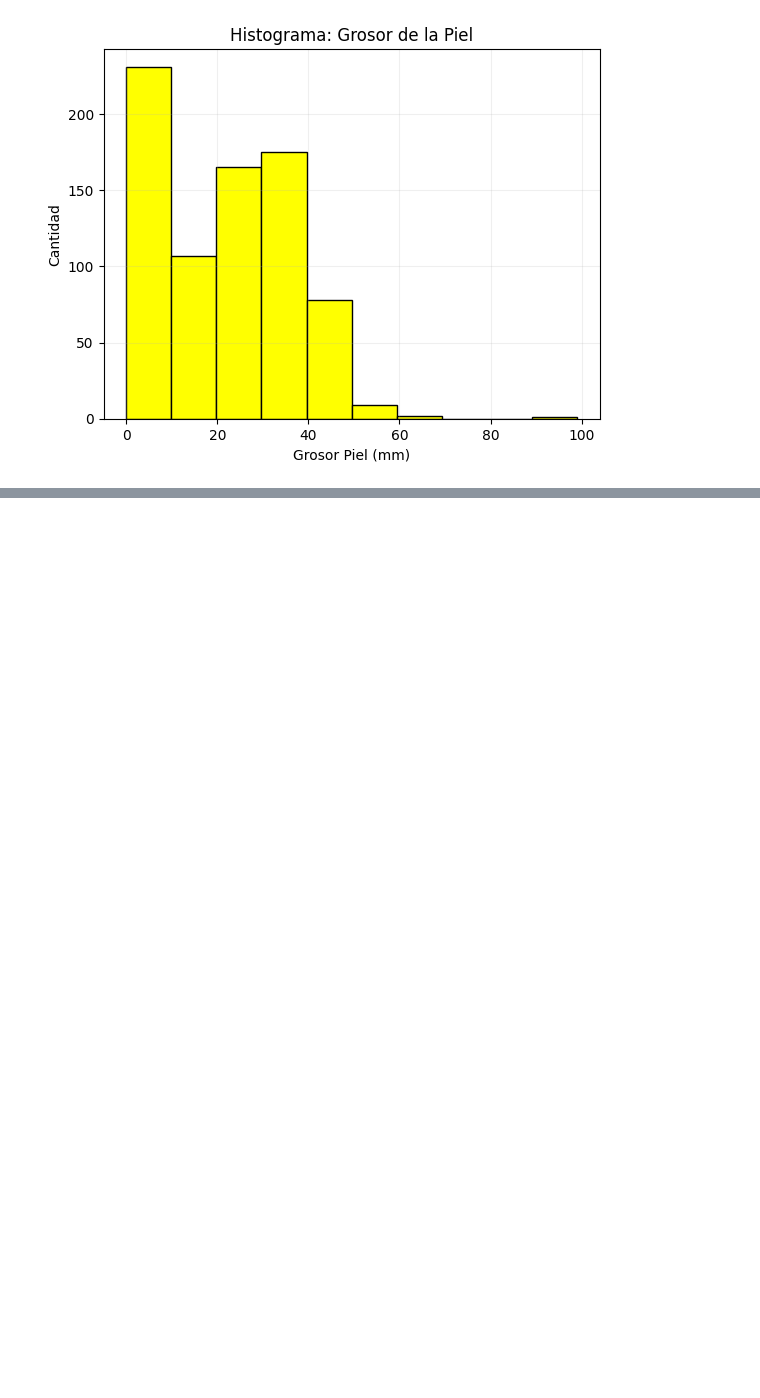
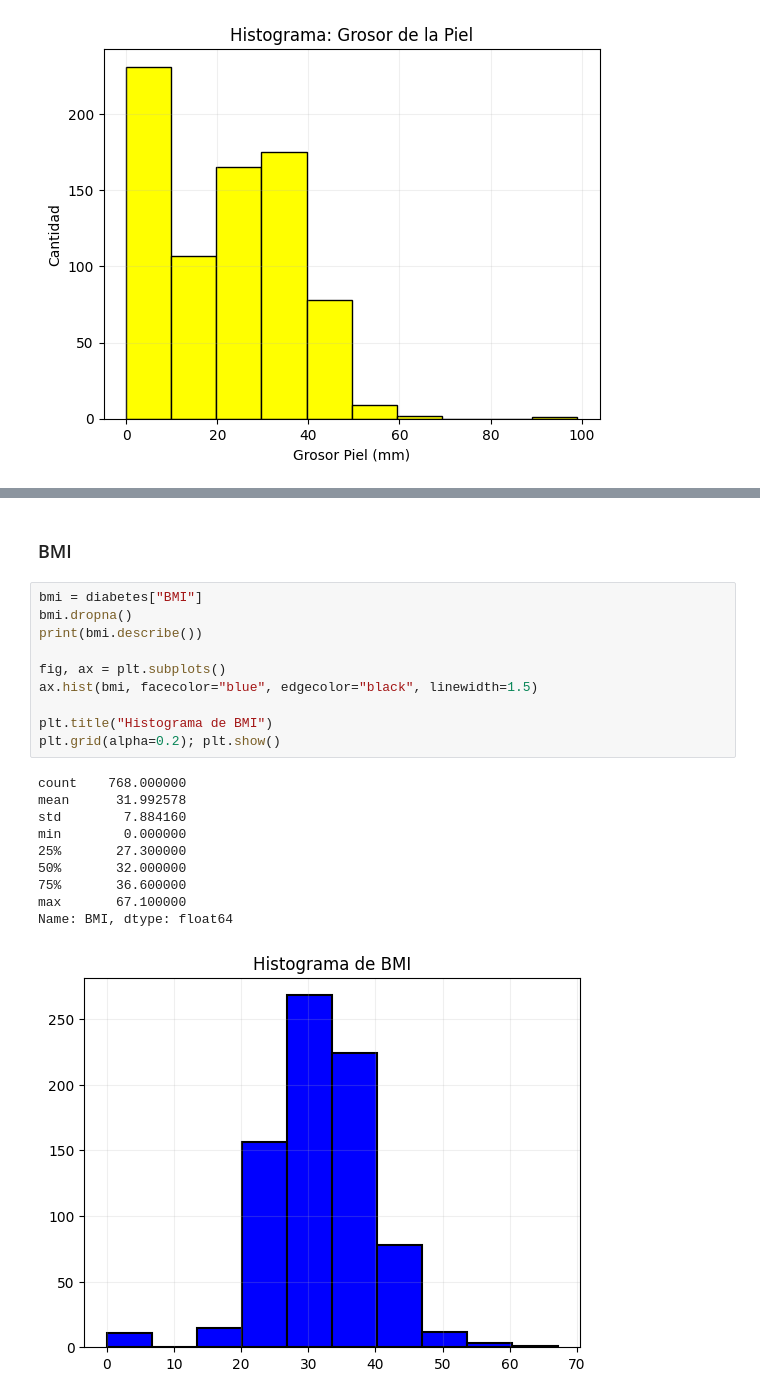
Before and after one commit to IlanNaM/laboratorio_A01412672, a Jupyter notebook: EstadisticaDescriptiva.ipynb, the cells around one changed output, grey strips where cells are left out. Saved outputs shown, nothing was run; the diff lists cells and outputs as text; blank space fills up the shorter version.

```diff
--- a/EstadisticaDescriptiva.ipynb
+++ b/EstadisticaDescriptiva.ipynb
@@ -131,0 +242,23 @@ plt.grid(alpha=0.2); plt.show()
+# %% [markdown]
+### BMI
+# %%
+bmi = diabetes["BMI"]
+bmi.dropna()
+print(bmi.describe())
+
+fig, ax = plt.subplots()
+ax.hist(bmi, facecolor="blue", edgecolor="black", linewidth=1.5)
+
+plt.title("Histograma de BMI")
+plt.grid(alpha=0.2); plt.show()
+# %% [output]
+count    768.000000
+mean      31.992578
+std        7.884160
+min        0.000000
+25%       27.300000
+50%       32.000000
+75%       36.600000
+max       67.100000
+Name: BMI, dtype: float64
+[figure, added]
```
Also changed, not shown: parts of 11 cells of this notebook.
